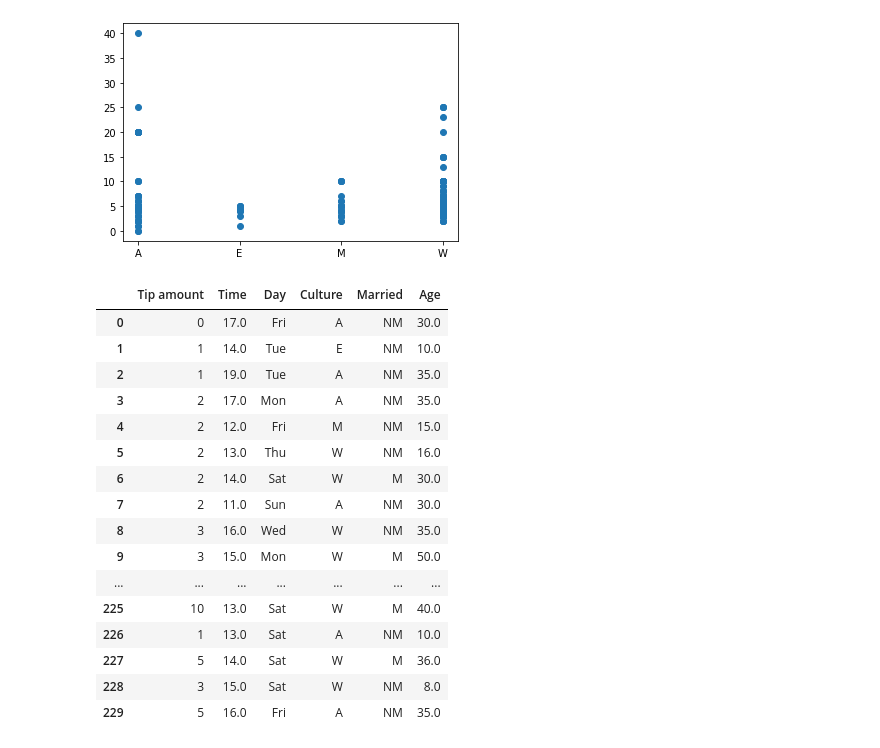
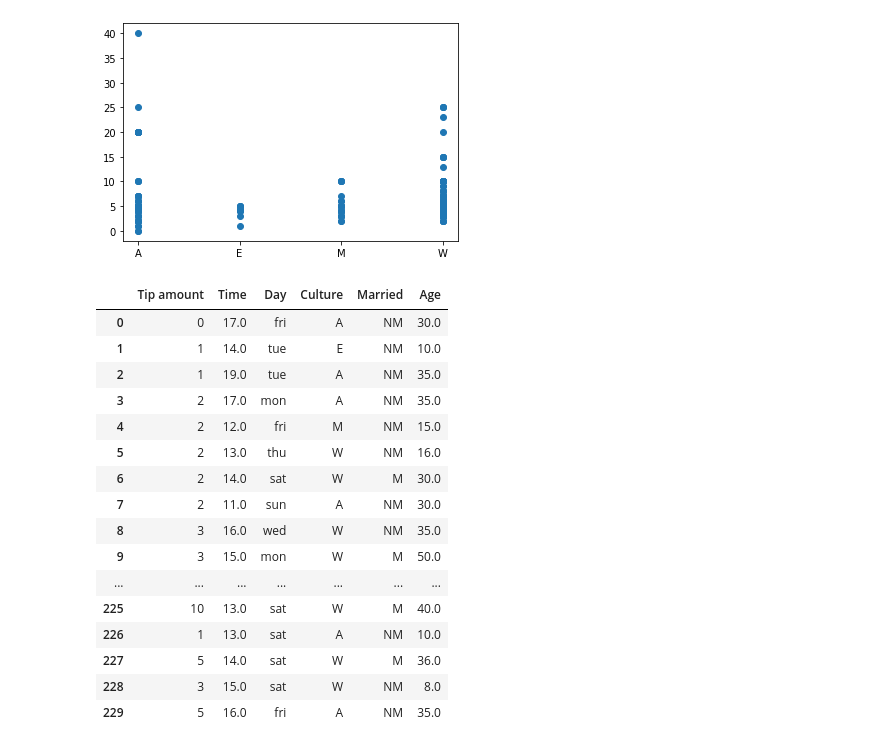
Before and after one commit to oliverlowbob/AAI_First_Mandatory, a Jupyter notebook: Notebook/Haircut Data Processing .ipynb, the cells around one changed output. Cells and saved outputs as stored; diff of their text form; code cells hidden in the pictures.

```diff
--- a/Notebook/Haircut Data Processing .ipynb
+++ b/Notebook/Haircut Data Processing .ipynb
@@ -179,33 +181,33 @@ plt.scatter(x, y)
 [figure]
 # %%
 # To fix inconsistencies in "Day" values, we slice them
-# to the first 3 characters
+# to the first 3 characters and lowercase
 replace_days = {}
 for day in df["Day"]:
-    replace_days[day] = day[:3]
+    replace_days[day] = day[:3].lower()
 
 df["Day"].replace(replace_days, inplace=True)
 
 # To fix Married set to kid we use the same replace as earlier
 replace_married = {"Kid": "NM"}
 df["Married"].replace(replace_married, inplace=True)
 
 df
 # %% [output]
 |  | Tip amount | Time | Day | Culture | Married | Age |
-| 0 | 0 | 17.0 | Fri | A | NM | 30.0 |
-| 1 | 1 | 14.0 | Tue | E | NM | 10.0 |
-| 2 | 1 | 19.0 | Tue | A | NM | 35.0 |
-| 3 | 2 | 17.0 | Mon | A | NM | 35.0 |
-| 4 | 2 | 12.0 | Fri | M | NM | 15.0 |
-| 5 | 2 | 13.0 | Thu | W | NM | 16.0 |
-| 6 | 2 | 14.0 | Sat | W | M | 30.0 |
-| 7 | 2 | 11.0 | Sun | A | NM | 30.0 |
-| 8 | 3 | 16.0 | Wed | W | NM | 35.0 |
-| 9 | 3 | 15.0 | Mon | W | M | 50.0 |
+| 0 | 0 | 17.0 | fri | A | NM | 30.0 |
+| 1 | 1 | 14.0 | tue | E | NM | 10.0 |
+| 2 | 1 | 19.0 | tue | A | NM | 35.0 |
+| 3 | 2 | 17.0 | mon | A | NM | 35.0 |
+| 4 | 2 | 12.0 | fri | M | NM | 15.0 |
+| 5 | 2 | 13.0 | thu | W | NM | 16.0 |
+| 6 | 2 | 14.0 | sat | W | M | 30.0 |
+| 7 | 2 | 11.0 | sun | A | NM | 30.0 |
+| 8 | 3 | 16.0 | wed | W | NM | 35.0 |
+| 9 | 3 | 15.0 | mon | W | M | 50.0 |
 | ... | ... | ... | ... | ... | ... | ... |
-| 225 | 10 | 13.0 | Sat | W | M | 40.0 |
-| 226 | 1 | 13.0 | Sat | A | NM | 10.0 |
-| 227 | 5 | 14.0 | Sat | W | M | 36.0 |
-| 228 | 3 | 15.0 | Sat | W | NM | 8.0 |
-| 229 | 5 | 16.0 | Fri | A | NM | 35.0 |
+| 225 | 10 | 13.0 | sat | W | M | 40.0 |
+| 226 | 1 | 13.0 | sat | A | NM | 10.0 |
+| 227 | 5 | 14.0 | sat | W | M | 36.0 |
+| 228 | 3 | 15.0 | sat | W | NM | 8.0 |
+| 229 | 5 | 16.0 | fri | A | NM | 35.0 |
```
Also changed, not shown: parts of 3 cells of this notebook, 1 other file.
